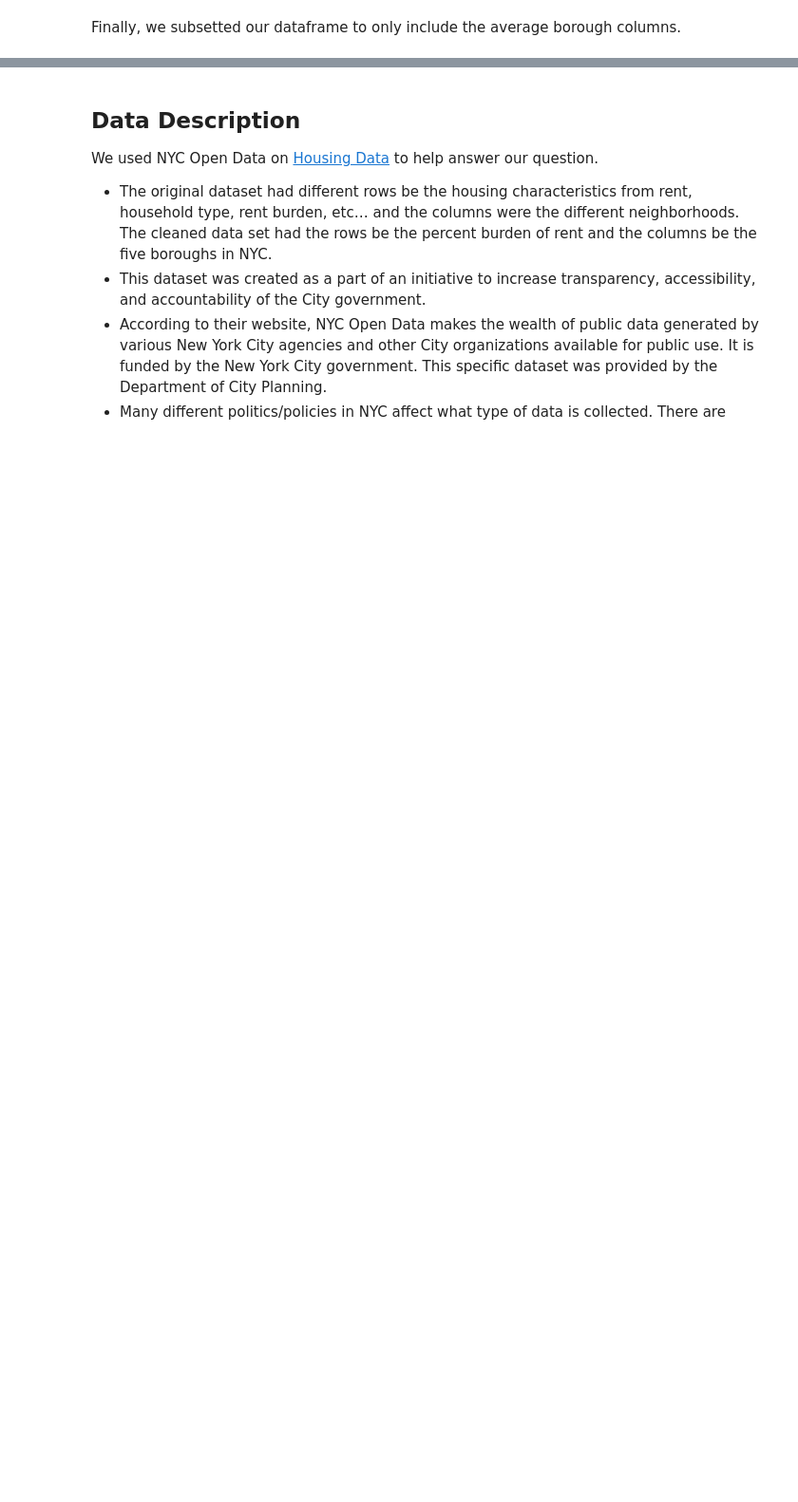
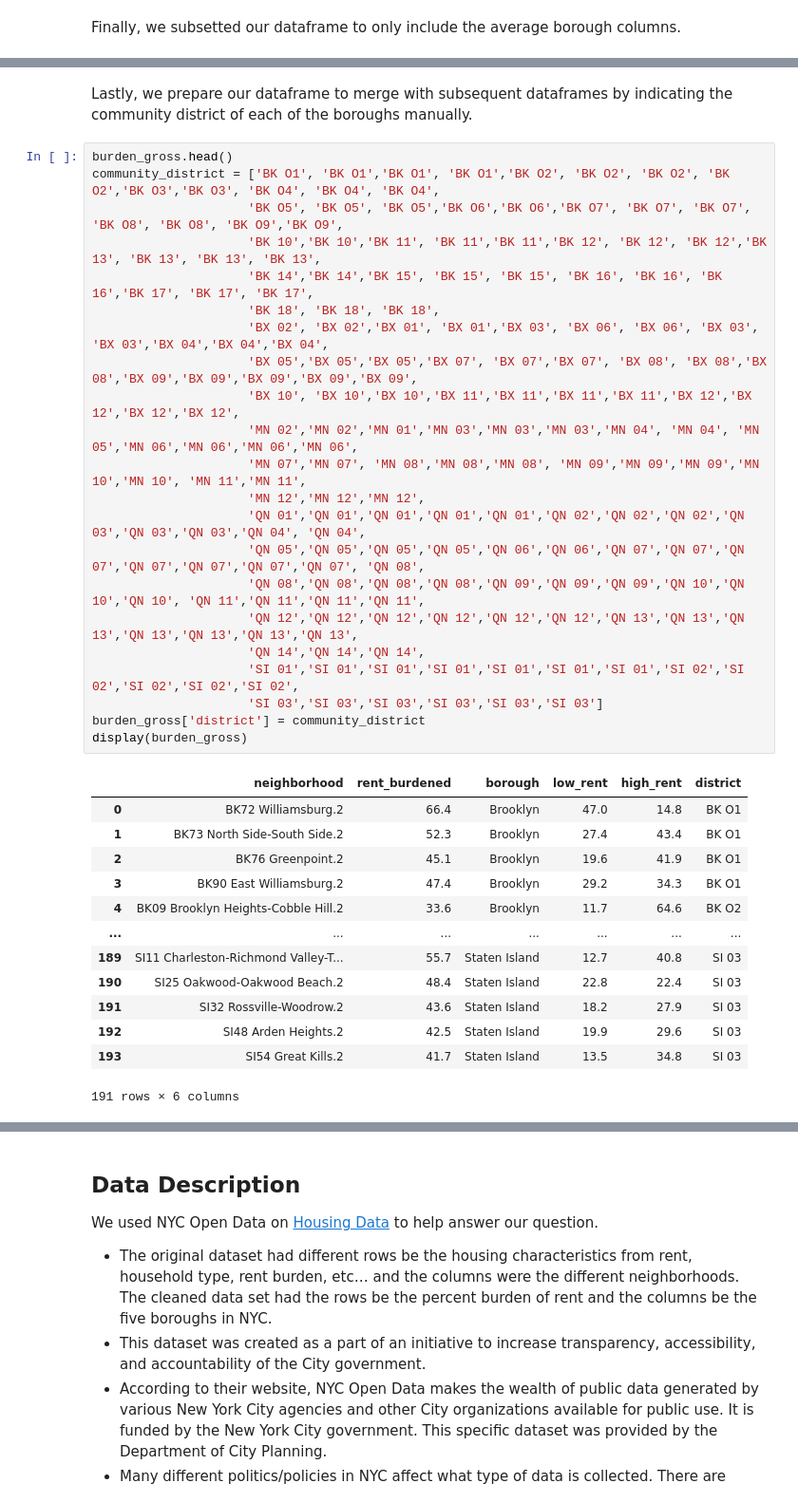
Before and after one commit to cailtyn-caj96/info-2950, a Jupyter notebook: finalproject.ipynb, the cells around one changed output, grey strips where cells are left out. Shown at 95% size. Drawn from its saved outputs; the diff is of its cells as text; blank space fills up the shorter version.

```diff
--- a/finalproject.ipynb
+++ b/finalproject.ipynb
@@ -246,0 +247,38 @@ display(rent_burden_percent)
+# %% [markdown]
+Lastly, we prepare our dataframe to merge with subsequent dataframes by indicating the community district of each of the boroughs manually.
+# %%
+burden_gross.head()
+community_district = ['BK O1', 'BK O1','BK O1', 'BK O1','BK O2', 'BK O2', 'BK O2', 'BK O2','BK O3','BK O3', 'BK O4', 'BK O4', 'BK O4',
+                     'BK O5', 'BK O5', 'BK O5','BK O6','BK O6','BK O7', 'BK O7', 'BK O7', 'BK O8', 'BK O8', 'BK O9','BK O9',
+                     'BK 10','BK 10','BK 11', 'BK 11','BK 11','BK 12', 'BK 12', 'BK 12','BK 13', 'BK 13', 'BK 13', 'BK 13',
+                     'BK 14','BK 14','BK 15', 'BK 15', 'BK 15', 'BK 16', 'BK 16', 'BK 16','BK 17', 'BK 17', 'BK 17',
+                     'BK 18', 'BK 18', 'BK 18',
+                     'BX 02', 'BX 02','BX 01', 'BX 01','BX 03', 'BX 06', 'BX 06', 'BX 03', 'BX 03','BX 04','BX 04','BX 04',
+                     'BX 05','BX 05','BX 05','BX 07', 'BX 07','BX 07', 'BX 08', 'BX 08','BX 08','BX 09','BX 09','BX 09','BX 09','BX 09',
+                     'BX 10', 'BX 10','BX 10','BX 11','BX 11','BX 11','BX 11','BX 12','BX 12','BX 12','BX 12',
+                     'MN 02','MN 02','MN 01','MN 03','MN 03','MN 03','MN 04', 'MN 04', 'MN 05','MN 06','MN 06','MN 06','MN 06',
+                     'MN 07','MN 07', 'MN 08','MN 08','MN 08', 'MN 09','MN 09','MN 09','MN 10','MN 10', 'MN 11','MN 11',
+                     'MN 12','MN 12','MN 12',
+                     'QN 01','QN 01','QN 01','QN 01','QN 01','QN 02','QN 02','QN 02','QN 03','QN 03','QN 03','QN 04', 'QN 04',
+                     'QN 05','QN 05','QN 05','QN 05','QN 06','QN 06','QN 07','QN 07','QN 07','QN 07','QN 07','QN 07','QN 07', 'QN 08',
+                     'QN 08','QN 08','QN 08','QN 08','QN 09','QN 09','QN 09','QN 10','QN 10','QN 10', 'QN 11','QN 11','QN 11','QN 11',
+                     'QN 12','QN 12','QN 12','QN 12','QN 12','QN 12','QN 13','QN 13','QN 13','QN 13','QN 13','QN 13','QN 13',
+                     'QN 14','QN 14','QN 14',
+                     'SI 01','SI 01','SI 01','SI 01','SI 01','SI 01','SI 01','SI 02','SI 02','SI 02','SI 02','SI 02',
+                     'SI 03','SI 03','SI 03','SI 03','SI 03','SI 03']
+burden_gross['district'] = community_district
+display(burden_gross)
+# %% [output]
+|  | neighborhood | rent_burdened | borough | low_rent | high_rent | district |
+| 0 | BK72 Williamsburg.2 | 66.4 | Brooklyn | 47.0 | 14.8 | BK O1 |
+| 1 | BK73 North Side-South Side.2 | 52.3 | Brooklyn | 27.4 | 43.4 | BK O1 |
+| 2 | BK76 Greenpoint.2 | 45.1 | Brooklyn | 19.6 | 41.9 | BK O1 |
+| 3 | BK90 East Williamsburg.2 | 47.4 | Brooklyn | 29.2 | 34.3 | BK O1 |
+| 4 | BK09 Brooklyn Heights-Cobble Hill.2 | 33.6 | Brooklyn | 11.7 | 64.6 | BK O2 |
+| ... | ... | ... | ... | ... | ... | ... |
+| 189 | SI11 Charleston-Richmond Valley-T... | 55.7 | Staten Island | 12.7 | 40.8 | SI 03 |
+| 190 | SI25 Oakwood-Oakwood Beach.2 | 48.4 | Staten Island | 22.8 | 22.4 | SI 03 |
+| 191 | SI32 Rossville-Woodrow.2 | 43.6 | Staten Island | 18.2 | 27.9 | SI 03 |
+| 192 | SI48 Arden Heights.2 | 42.5 | Staten Island | 19.9 | 29.6 | SI 03 |
+| 193 | SI54 Great Kills.2 | 41.7 | Staten Island | 13.5 | 34.8 | SI 03 |
+191 rows × 6 columns
```
Also changed, not shown: parts of 23 cells of this notebook, 16 other files.
